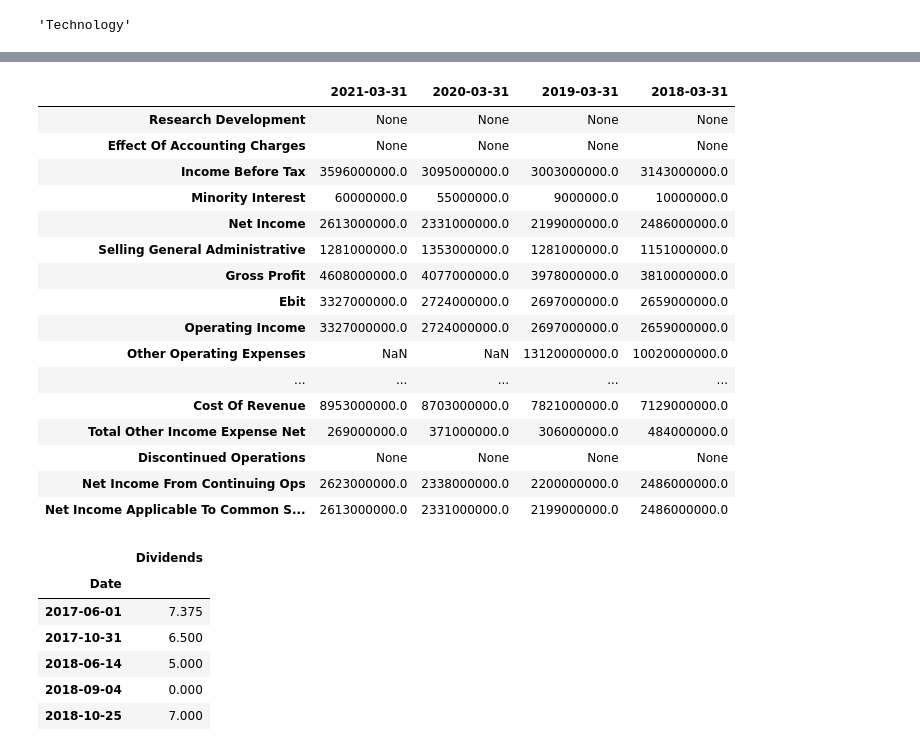
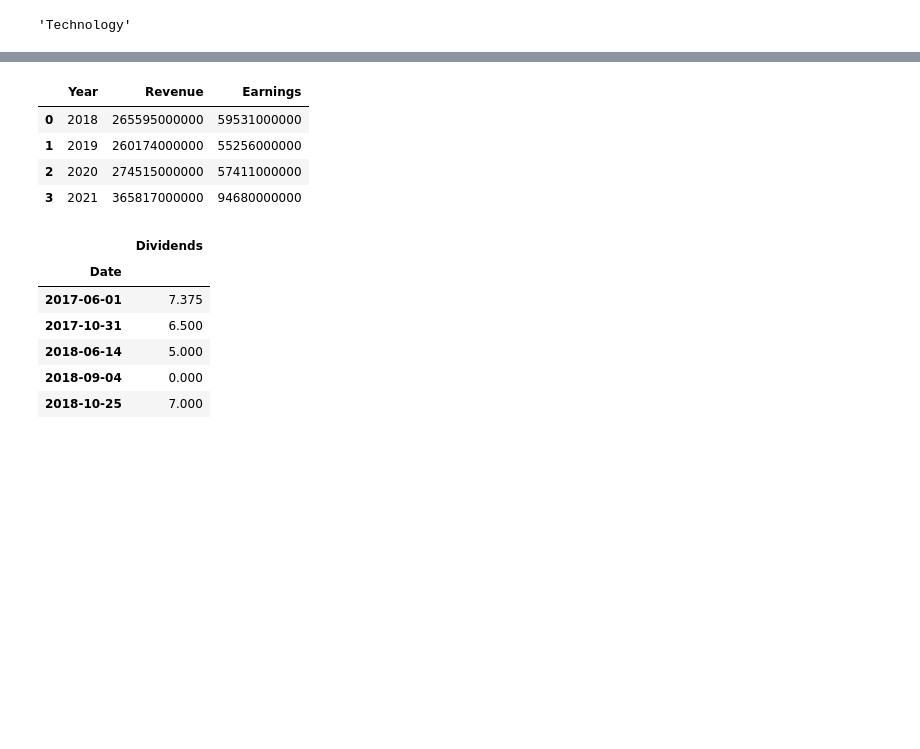
Before and after one commit to vivekjainmaiet/stockanalysis, a Jupyter notebook: notebooks/vivek_notebook.ipynb, the cells around one changed output, grey strips where cells are left out. Drawn from its saved outputs; the diff is of its cells as text; code cells hidden in the pictures; blank space fills up the shorter version.

```diff
--- a/notebooks/vivek_notebook.ipynb
+++ b/notebooks/vivek_notebook.ipynb
@@ -19,7 +19,7 @@ from sklearn.metrics import mean_absolute_error
 from sklearn.model_selection import train_test_split
 from keras.callbacks import EarlyStopping
 # %%
-ticker = yfinance.Ticker("INFY.NS")
+ticker = yfinance.Ticker("AAPL")
 df = ticker.history(period = '5y')
 df.drop(columns=['Dividends','Stock Splits'],inplace=True)
 # %%
@@ -175,4 +175,4 @@ df_fundamental[df_fundamental['index']=='sector']['value'].to_list()[0]
 # %% [output]
 'Technology'
 # %%
-ticker.earnings
+df = ticker.earnings.reset_index()
@@ -186,23 +179,11 @@ ticker.earnings
 # %%
-ticker.financials
+df[['Year','Revenue','Earnings']]
 # %% [output]
-|  | 2021-03-31 | 2020-03-31 | 2019-03-31 | 2018-03-31 |
-| Research Development | None | None | None | None |
-| Effect Of Accounting Charges | None | None | None | None |
-| Income Before Tax | 3596000000.0 | 3095000000.0 | 3003000000.0 | 3143000000.0 |
-| Minority Interest | 60000000.0 | 55000000.0 | 9000000.0 | 10000000.0 |
-| Net Income | 2613000000.0 | 2331000000.0 | 2199000000.0 | 2486000000.0 |
-| Selling General Administrative | 1281000000.0 | 1353000000.0 | 1281000000.0 | 1151000000.0 |
-| Gross Profit | 4608000000.0 | 4077000000.0 | 3978000000.0 | 3810000000.0 |
-| Ebit | 3327000000.0 | 2724000000.0 | 2697000000.0 | 2659000000.0 |
-| Operating Income | 3327000000.0 | 2724000000.0 | 2697000000.0 | 2659000000.0 |
-| Other Operating Expenses | NaN | NaN | 13120000000.0 | 10020000000.0 |
-| ... | ... | ... | ... | ... |
-| Cost Of Revenue | 8953000000.0 | 8703000000.0 | 7821000000.0 | 7129000000.0 |
-| Total Other Income Expense Net | 269000000.0 | 371000000.0 | 306000000.0 | 484000000.0 |
-| Discontinued Operations | None | None | None | None |
-| Net Income From Continuing Ops | 2623000000.0 | 2338000000.0 | 2200000000.0 | 2486000000.0 |
-| Net Income Applicable To Common S... | 2613000000.0 | 2331000000.0 | 2199000000.0 | 2486000000.0 |
+|  | Year | Revenue | Earnings |
+| 0 | 2018 | 265595000000 | 59531000000 |
+| 1 | 2019 | 260174000000 | 55256000000 |
+| 2 | 2020 | 274515000000 | 57411000000 |
+| 3 | 2021 | 365817000000 | 94680000000 |
 # %%
 ticker.get_actions(all)[["Dividends"]]
 # %% [output]
```
Also changed, not shown: parts of 5 cells of this notebook, 6 other files.
